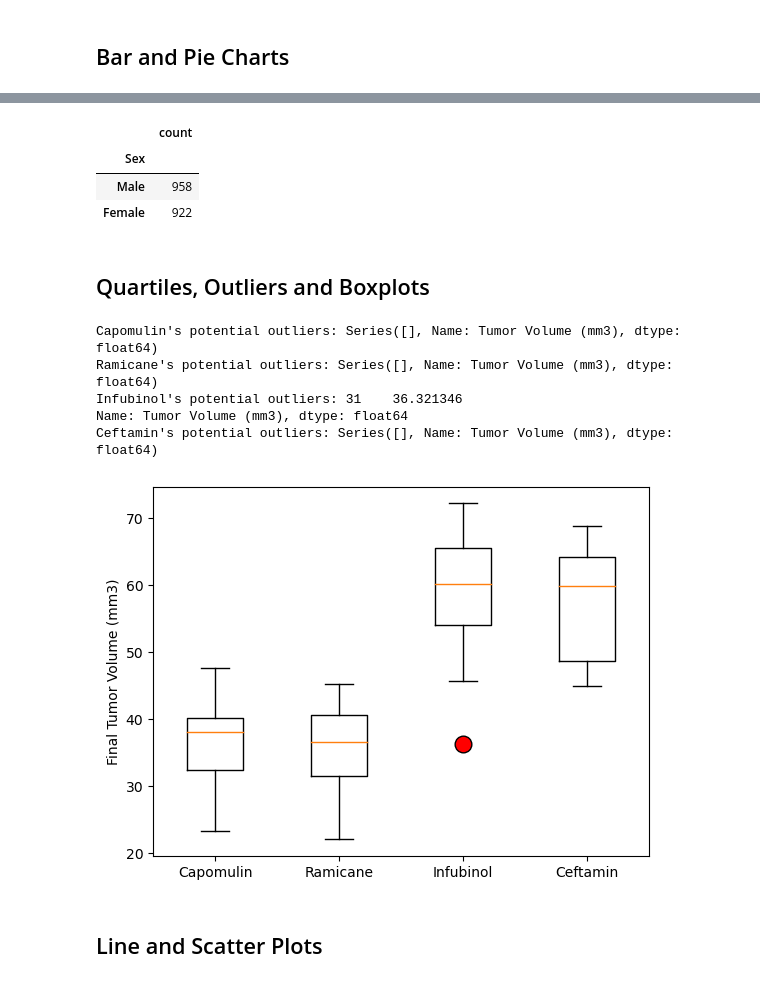
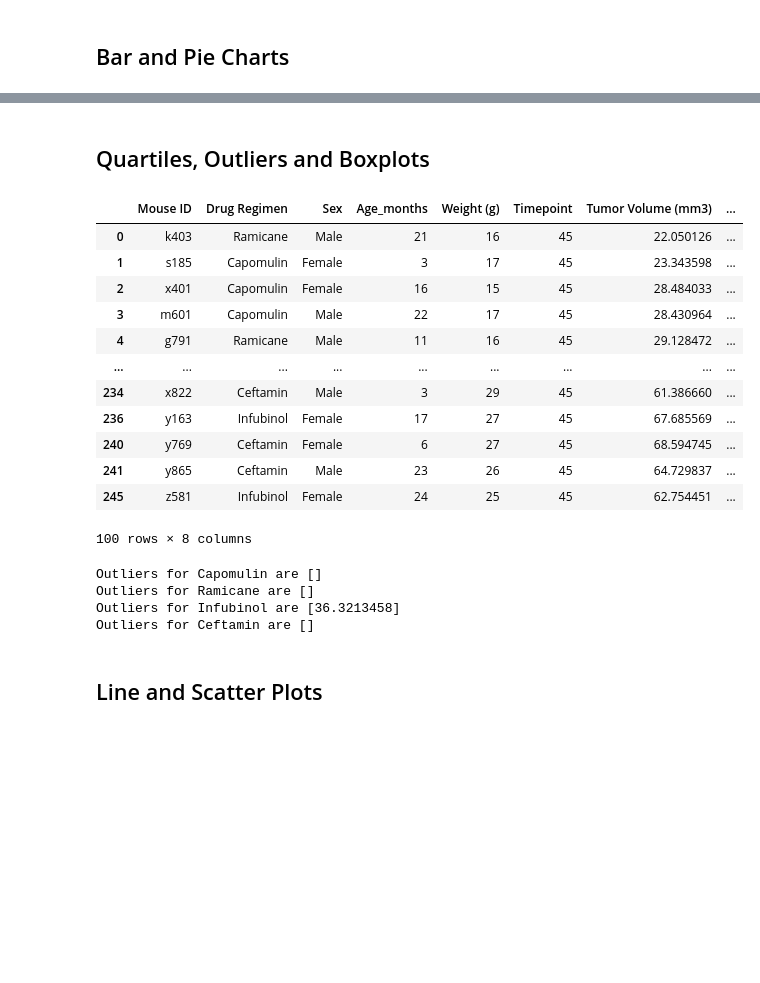
Before and after one commit to AhldenBrough/matplotlib-challenge, a Jupyter notebook: Pymaceuticals/pymaceuticals_starter.ipynb, the cells around one changed output, grey strips where cells are left out. Cells and saved outputs as stored; diff of their text form; code cells hidden in the pictures; blank space fills up the shorter version.

Commit message:
found outliers

```diff
--- a/Pymaceuticals/pymaceuticals_starter.ipynb
+++ b/Pymaceuticals/pymaceuticals_starter.ipynb
@@ -198,18 +170,29 @@ plt.pie(df['count'], labels=['Male', 'Female'], autopct='%1.1f%%', shadow=True,
 [figure]
-# %%
-df
-# %% [output]
-|  | count |
-| Sex |  |
-| Male | 958 |
-| Female | 922 |
 # %% [markdown]
 ## Quartiles, Outliers and Boxplots
 # %%
 # Calculate the final tumor volume of each mouse across four of the treatment regimens:
-# Capomulin, Ramicane, Infubinol, and Ceftamin
+top_4 = ["Capomulin", "Ramicane", "Infubinol", "Ceftamin"]
 
 # Start by getting the last (greatest) timepoint for each mouse
-
+final_tumor_df = mouse_df.groupby(['Mouse ID'])['Timepoint'].max()
+final_tumor_df.reset_index()
 
 # Merge this group df with the original DataFrame to get the tumor volume at the last timepoint
+merged = mouse_df.merge(final_tumor_df, on=["Mouse ID", "Timepoint"], how="inner")
+merged = merged[merged["Drug Regimen"].isin(top_4)]
+merged
+# %% [output]
+|  | Mouse ID | Drug Regimen | Sex | Age_months | Weight (g) | Timepoint | Tumor Volume (mm3) | ... |
+| 0 | k403 | Ramicane | Male | 21 | 16 | 45 | 22.050126 | ... |
+| 1 | s185 | Capomulin | Female | 3 | 17 | 45 | 23.343598 | ... |
+| 2 | x401 | Capomulin | Female | 16 | 15 | 45 | 28.484033 | ... |
+| 3 | m601 | Capomulin | Male | 22 | 17 | 45 | 28.430964 | ... |
+| 4 | g791 | Ramicane | Male | 11 | 16 | 45 | 29.128472 | ... |
+| ... | ... | ... | ... | ... | ... | ... | ... | ... |
+| 234 | x822 | Ceftamin | Male | 3 | 29 | 45 | 61.386660 | ... |
+| 236 | y163 | Infubinol | Female | 17 | 27 | 45 | 67.685569 | ... |
+| 240 | y769 | Ceftamin | Female | 6 | 27 | 45 | 68.594745 | ... |
+| 241 | y865 | Ceftamin | Male | 23 | 26 | 45 | 64.729837 | ... |
+| 245 | z581 | Infubinol | Female | 24 | 25 | 45 | 62.754451 | ... |
+100 rows × 8 columns
@@ -216,30 +209,46 @@ df
 # %%
 # Put treatments into a list for for loop (and later for plot labels)
-
+top_4 = ["Capomulin", "Ramicane", "Infubinol", "Ceftamin"]
 
 # Create empty list to fill with tumor vol data (for plotting)
-
+tumor_volumes = []
 
 # Calculate the IQR and quantitatively determine if there are any potential outliers.
-
+for count, treatment in enumerate(top_4):
 
     # Locate the rows which contain mice on each drug and get the tumor volumes
-
-
     # add subset
-
+    tumor_volumes.append(merged[merged['Drug Regimen'] == treatment]['Tumor Volume (mm3)'])
 
     # Determine outliers using upper and lower bounds
+    quartiles = tumor_volumes[count].quantile([.25,.5,.75])
+    lowerq = quartiles.iloc[0]
+    #print(lowerq)
+    upperq = quartiles.iloc[2]
+    iqr = upperq-lowerq
+    lower_bound = lowerq - (1.5*iqr)
+    upper_bound = upperq + (1.5*iqr)
+#     print(lower_bound)
+#     print(upper_bound)
+#     print(quartiles)
+#     print(tumor_volumes[count][tumor_volumes[count] < lower_bound])
+#     print(tumor_volumes[count][tumor_volumes[count] > upper_bound])
+#     print(tumor_volumes[count][tumor_volumes[count] < lower_bound])
+#     print(tumor_volumes[count][tumor_volumes[count] > upper_bound])
+    #if (not tumor_volumes[count][tumor_volumes[count] < lower_bound].empty) or (not tumor_volumes[count][tumor_volumes[count] > upper_bound].empty):
+    print(f'Outliers for {treatment} are {np.append(tumor_volumes[count][tumor_volumes[count] < lower_bound].values, tumor_volumes[count][tumor_volumes[count] > upper_bound].values)}')
+        #print(tumor_volumes[count][tumor_volumes[count] < lower_bound].values[0])
+    #tumor_volumes[count][tumor_volumes[count]['Tumor Volume (mm3)'] < lower_bound]
+    #print(f"possible outliers for {treatment} are {outliers}")
+#tumor_volumes
 # %% [output]
-Capomulin's potential outliers: Series([], Name: Tumor Volume (mm3), dtype: float64)
-Ramicane's potential outliers: Series([], Name: Tumor Volume (mm3), dtype: float64)
-Infubinol's potential outliers: 31    36.321346
-Name: Tumor Volume (mm3), dtype: float64
-Ceftamin's potential outliers: Series([], Name: Tumor Volume (mm3), dtype: float64)
+Outliers for Capomulin are []
+Outliers for Ramicane are []
+Outliers for Infubinol are [36.3213458]
+Outliers for Ceftamin are []
 # %%
 # Generate a box plot that shows the distrubution of the tumor volume for each treatment group.
+fig1, ax1 = plt.subplots()
-# %% [output]
-[figure, removed]
 # %% [markdown]
 ## Line and Scatter Plots
 # %%
```
Also changed, not shown: parts of 10 cells of this notebook.
